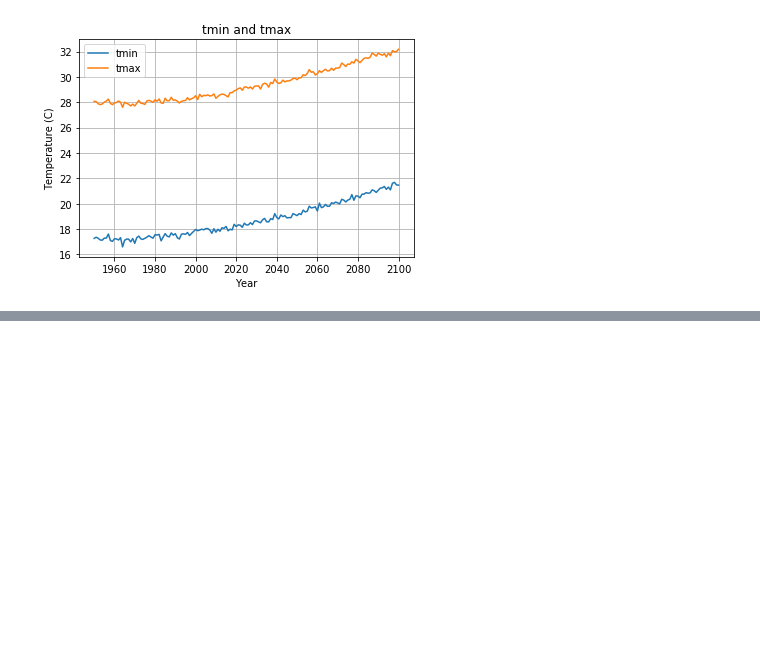
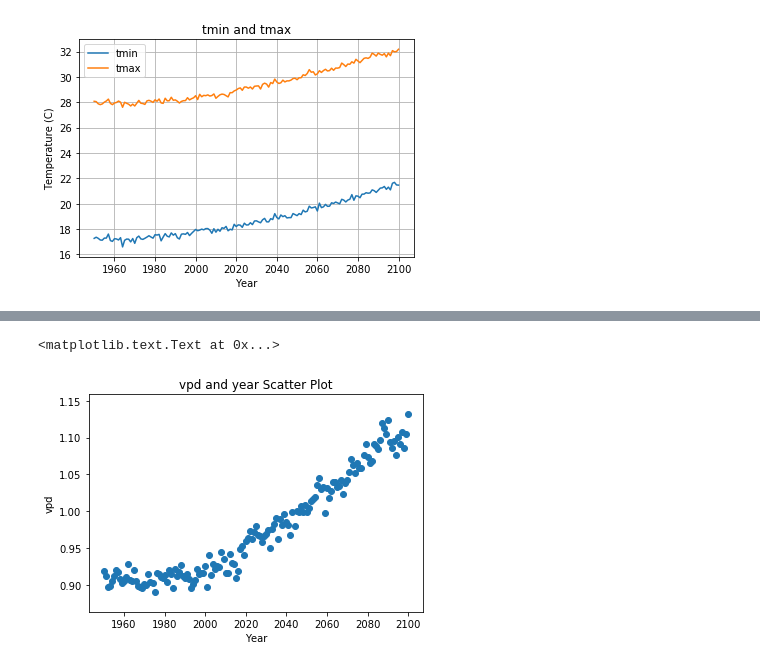
Before and after one commit to bvande21/learn_python, a Jupyter notebook: Python test code.ipynb, the cells around one changed output, grey strips where cells are left out. Cells and saved outputs as stored; diff of their text form; code cells hidden in the pictures; blank space fills up the shorter version.

```diff
--- a/Python test code.ipynb
+++ b/Python test code.ipynb
@@ -50,0 +71,9 @@ plt.grid() #adds gridlines
+# %%
+plt.scatter(data['year'], data['vpd'])
+ax = plt.gca()
+plt.title('vpd and year Scatter Plot')
+plt.xlabel('Year')
+plt.ylabel('vpd')
+# %% [output]
+<matplotlib.text.Text at 0x...>
+[figure, added]
```
Also changed, not shown: parts of 2 cells of this notebook.
